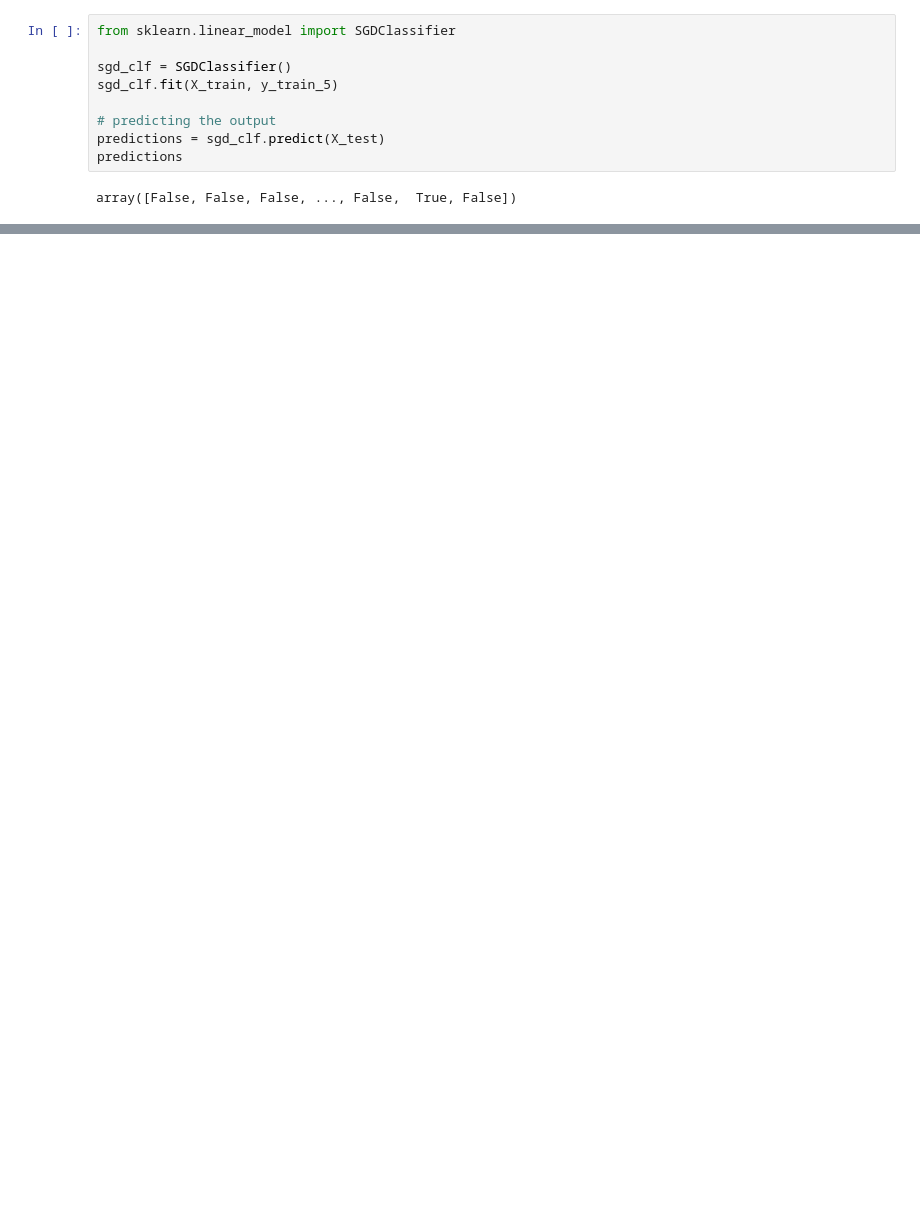
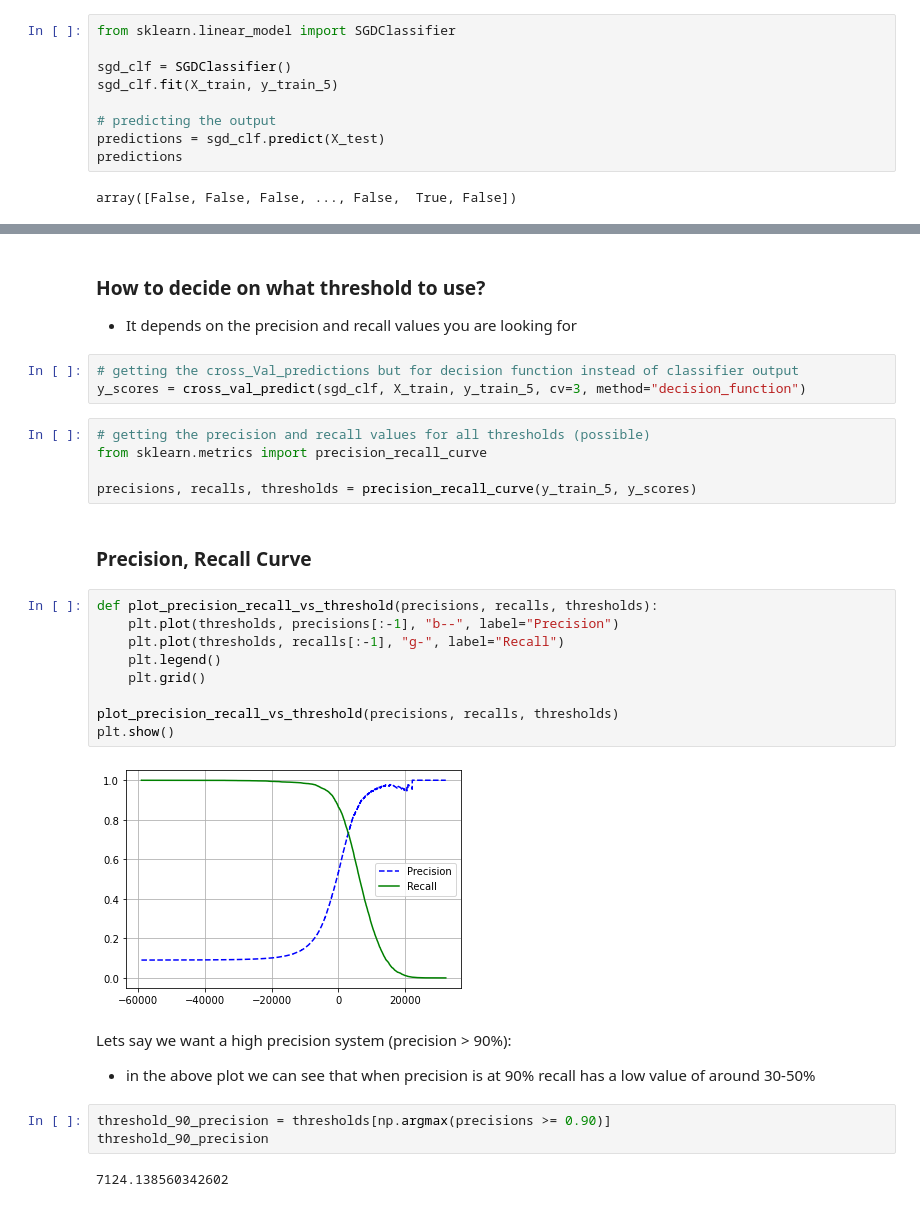
Before and after one commit to abhinav-thimma/ml-practise, a Jupyter notebook: handson-ml2-practise/Classification_MNIST.ipynb, the cells around one changed output, grey strips where cells are left out. Drawn from its saved outputs; the diff is of its cells as text; blank space fills up the shorter version.

Commit message:
- added binary classification examples and metrics

```diff
--- a/handson-ml2-practise/Classification_MNIST.ipynb
+++ b/handson-ml2-practise/Classification_MNIST.ipynb
@@ -83,0 +119,32 @@ print(precision, recall)
+# %% [markdown]
+### How to decide on what threshold to use?
+- It depends on the precision and recall values you are looking for
+# %%
+# getting the cross_Val_predictions but for decision function instead of classifier output
+y_scores = cross_val_predict(sgd_clf, X_train, y_train_5, cv=3, method="decision_function")
+# %%
+# getting the precision and recall values for all thresholds (possible)
+from sklearn.metrics import precision_recall_curve
+
+precisions, recalls, thresholds = precision_recall_curve(y_train_5, y_scores)
+# %% [markdown]
+### Precision, Recall Curve
+# %%
+def plot_precision_recall_vs_threshold(precisions, recalls, thresholds):
+    plt.plot(thresholds, precisions[:-1], "b--", label="Precision")
+    plt.plot(thresholds, recalls[:-1], "g-", label="Recall")
+    plt.legend()
+    plt.grid()
+
+plot_precision_recall_vs_threshold(precisions, recalls, thresholds)
+plt.show()
+# %% [output]
+[figure, added]
+# %% [markdown]
+Lets say we want a high precision system (precision > 90%):
+- in the above plot we can see that when precision is at 90% recall has a low value of around 30-50%
+# %%
+threshold_90_precision = thresholds[np.argmax(precisions >= 0.90)]
+threshold_90_precision
+# %% [output]
+7124.138560342602
```
Also changed, not shown: parts of 24 cells of this notebook.
